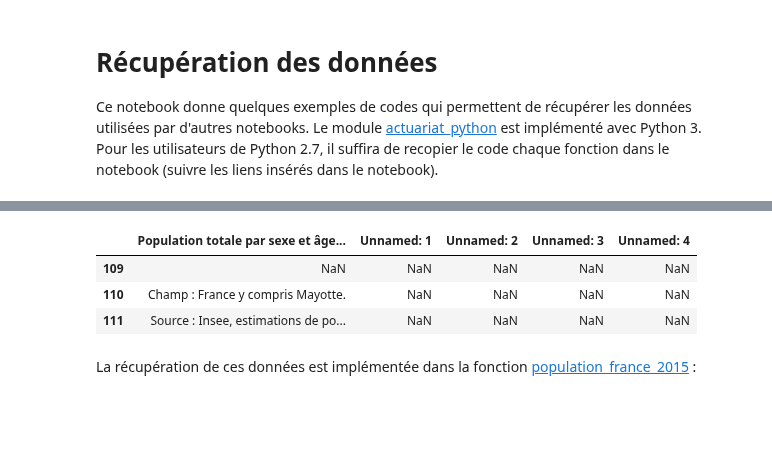
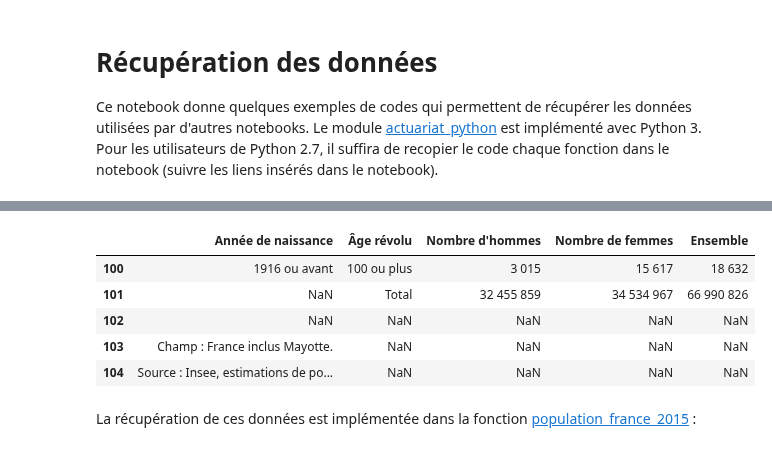
Before and after one commit to sdpython/actuariat_python, a Jupyter notebook: _doc/notebooks/population/population_recuperation_donnees.ipynb, the cells around one changed output, grey strips where cells are left out. Saved outputs shown, nothing was run; the diff lists cells and outputs as text; code cells hidden in the pictures; blank space fills up the shorter version.

```diff
--- a/_doc/notebooks/population/population_recuperation_donnees.ipynb
+++ b/_doc/notebooks/population/population_recuperation_donnees.ipynb
@@ -20,7 +20,8 @@ Les données sont disponibles sur le site de l'INSEE [Pyramide des âges au 1er
 # %%
-url = "https://www.insee.fr/fr/statistiques/fichier/1892086/pop-1janvier-fe.xls"
+url = "https://www.insee.fr/fr/statistiques/fichier/1892086/pop-totale-france.xls"
+url = "pop-totale-france.txt"
 import pandas
-df=pandas.read_excel(url, sheetname=0)
-df.head(n=3)
+df=pandas.read_csv(url, sep="\t", encoding="latin-1")
+df.head(n=5)
 # %% [output]
 |  | Population totale par sexe et âge... | Unnamed: 1 | Unnamed: 2 | Unnamed: 3 | Unnamed: 4 |
@@ -29,0 +33,3 @@ df.head(n=3)
+# %%
+df=pandas.read_csv(url, sep="\t", encoding="latin-1", skiprows=3)
+df.head(n=5)
@@ -30,10 +43,12 @@ df.head(n=3)
 # %%
-df.tail(n=3)
+df.tail(n=5)
 # %% [output]
-|  | Population totale par sexe et âge... | Unnamed: 1 | Unnamed: 2 | Unnamed: 3 | Unnamed: 4 |
-| 109 | NaN | NaN | NaN | NaN | NaN |
-| 110 | Champ : France y compris Mayotte. | NaN | NaN | NaN | NaN |
-| 111 | Source : Insee, estimations de po... | NaN | NaN | NaN | NaN |
+|  | Année de naissance | Âge révolu | Nombre d'hommes | Nombre de femmes | Ensemble |
+| 100 | 1916 ou avant | 100 ou plus | 3 015 | 15 617 | 18 632 |
+| 101 | NaN | Total | 32 455 859 | 34 534 967 | 66 990 826 |
+| 102 | NaN | NaN | NaN | NaN | NaN |
+| 103 | Champ : France inclus Mayotte. | NaN | NaN | NaN | NaN |
+| 104 | Source : Insee, estimations de po... | NaN | NaN | NaN | NaN |
 # %% [markdown]
 La récupération de ces données est implémentée dans la fonction [population_france_2015](http://www.xavierdupre.fr/app/actuariat_python/helpsphinx/actuariat_python/data/population.html#actuariat_python.data.population.population_france_2015) :
 # %%
```
Also changed, not shown: parts of 7 cells of this notebook, 3 other files.
